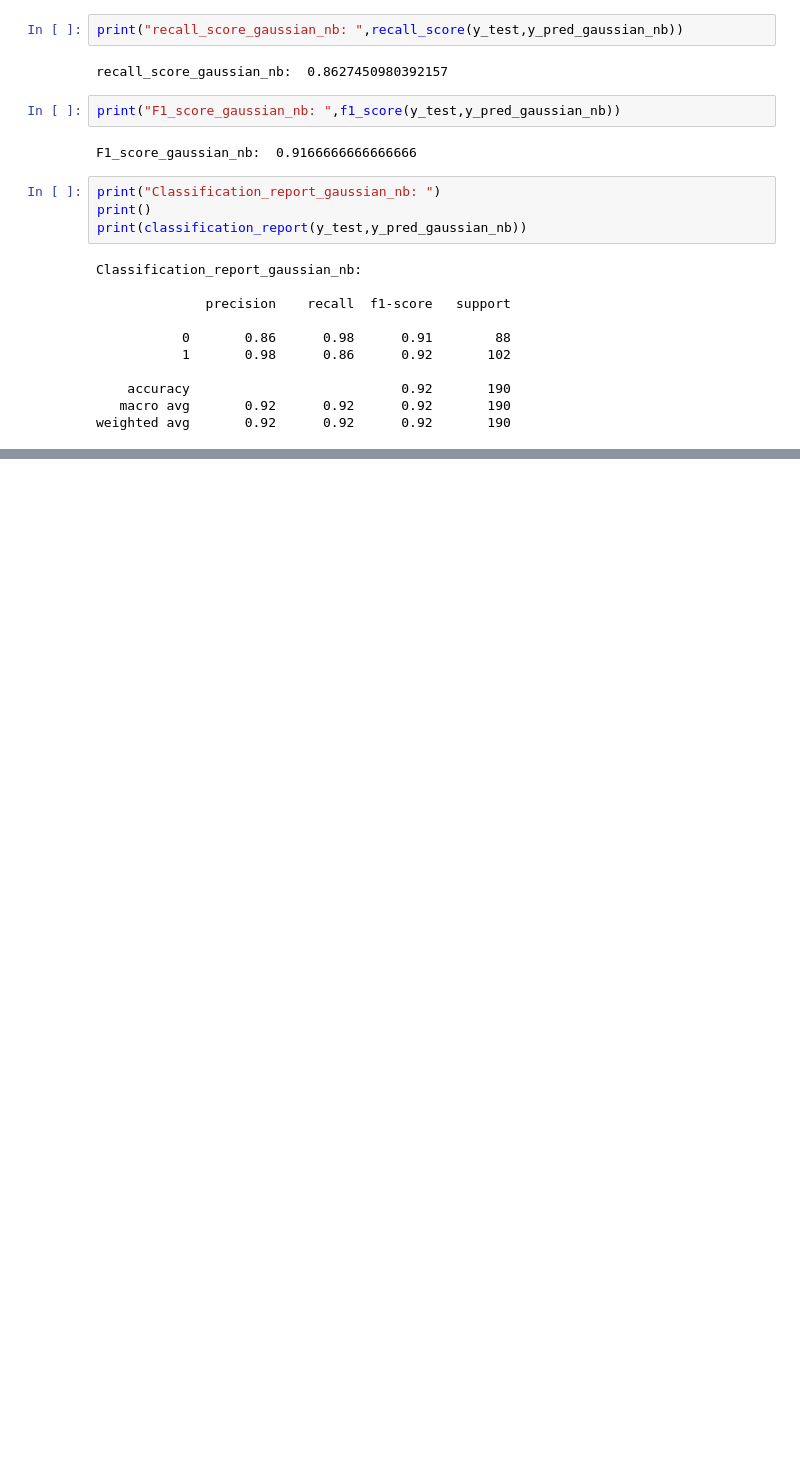
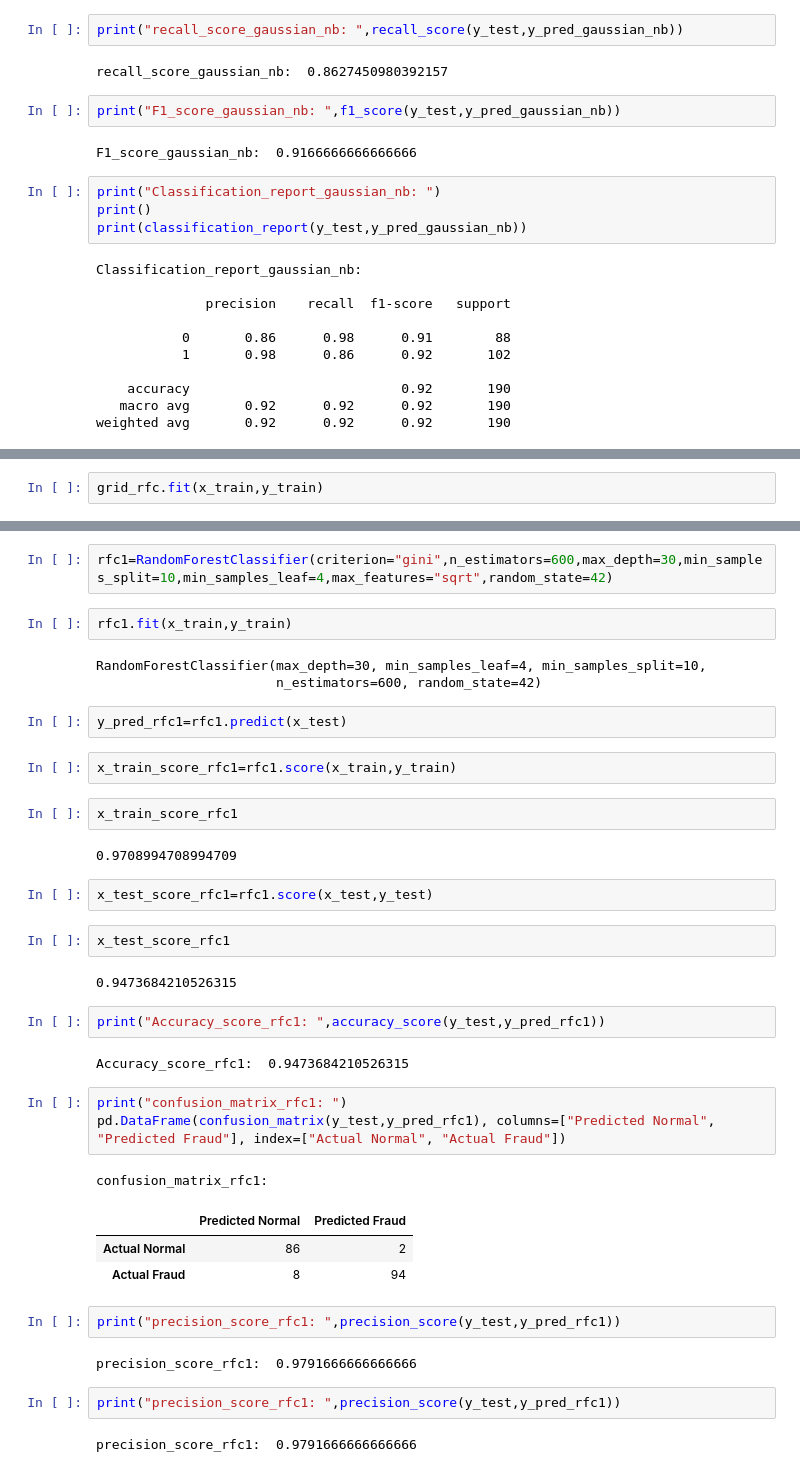
Before and after one commit to Rupesh-Mane/credit-card-fraud-detection, a Jupyter notebook: notebook/credit_card_fraud_detection.ipynb, the cells around one changed output, grey strips where cells are left out. Cells and saved outputs as stored; diff of their text form; blank space fills up the shorter version.

```diff
--- a/notebook/credit_card_fraud_detection.ipynb
+++ b/notebook/credit_card_fraud_detection.ipynb
@@ -989,0 +1068,2 @@ weighted avg       0.92      0.92      0.92       190
+# %%
+grid_rfc.fit(x_train,y_train)
@@ -989,0 +1090,41 @@ weighted avg       0.92      0.92      0.92       190
+# %%
+rfc1=RandomForestClassifier(criterion="gini",n_estimators=600,max_depth=30,min_samples_split=10,min_samples_leaf=4,max_features="sqrt",random_state=42)
+# %%
+rfc1.fit(x_train,y_train)
+# %% [output]
+RandomForestClassifier(max_depth=30, min_samples_leaf=4, min_samples_split=10,
+                       n_estimators=600, random_state=42)
+# %%
+y_pred_rfc1=rfc1.predict(x_test)
+# %%
+x_train_score_rfc1=rfc1.score(x_train,y_train)
+# %%
+x_train_score_rfc1
+# %% [output]
+0.9708994708994709
+# %%
+x_test_score_rfc1=rfc1.score(x_test,y_test)
+# %%
+x_test_score_rfc1
+# %% [output]
+0.9473684210526315
+# %%
+print("Accuracy_score_rfc1: ",accuracy_score(y_test,y_pred_rfc1))
+# %% [output]
+Accuracy_score_rfc1:  0.9473684210526315
+# %%
+print("confusion_matrix_rfc1: ")
+pd.DataFrame(confusion_matrix(y_test,y_pred_rfc1), columns=["Predicted Normal", "Predicted Fraud"], index=["Actual Normal", "Actual Fraud"])
+# %% [output]
+confusion_matrix_rfc1:
+|  | Predicted Normal | Predicted Fraud |
+| Actual Normal | 86 | 2 |
+| Actual Fraud | 8 | 94 |
+# %%
+print("precision_score_rfc1: ",precision_score(y_test,y_pred_rfc1))
+# %% [output]
+precision_score_rfc1:  0.9791666666666666
+# %%
+print("precision_score_rfc1: ",precision_score(y_test,y_pred_rfc1))
+# %% [output]
+precision_score_rfc1:  0.9791666666666666
```
Also changed, not shown: parts of 25 cells of this notebook.
